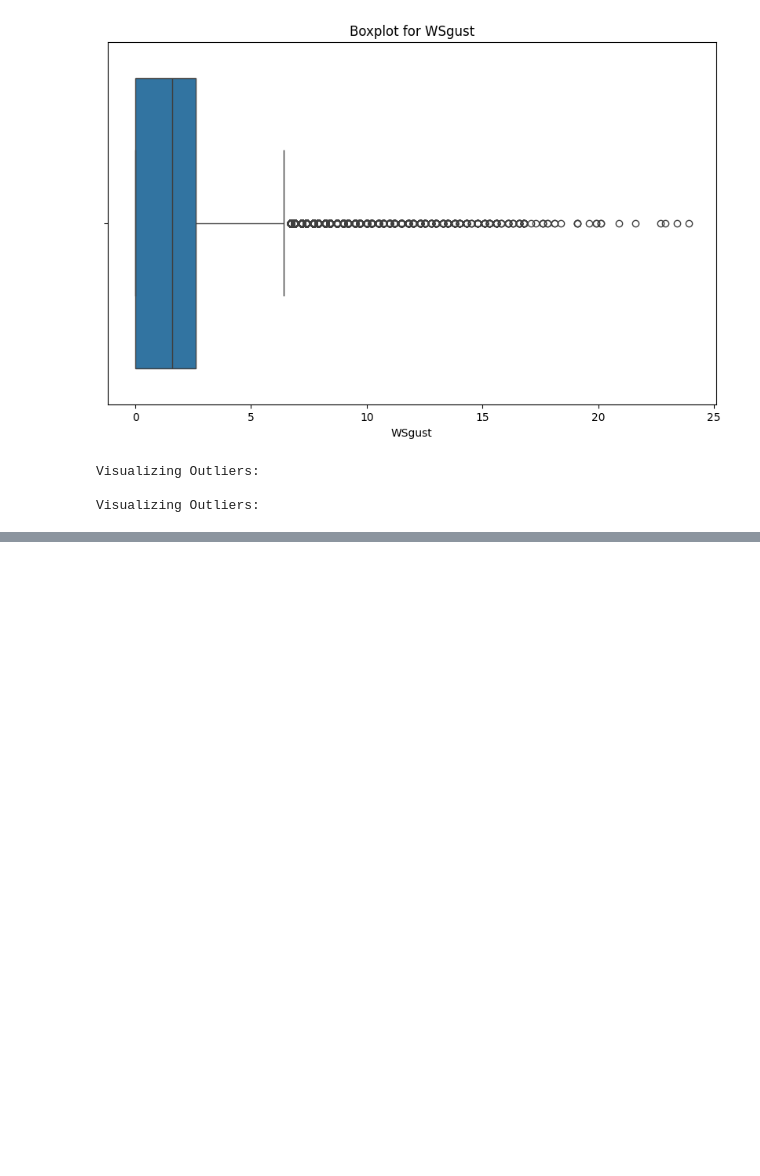
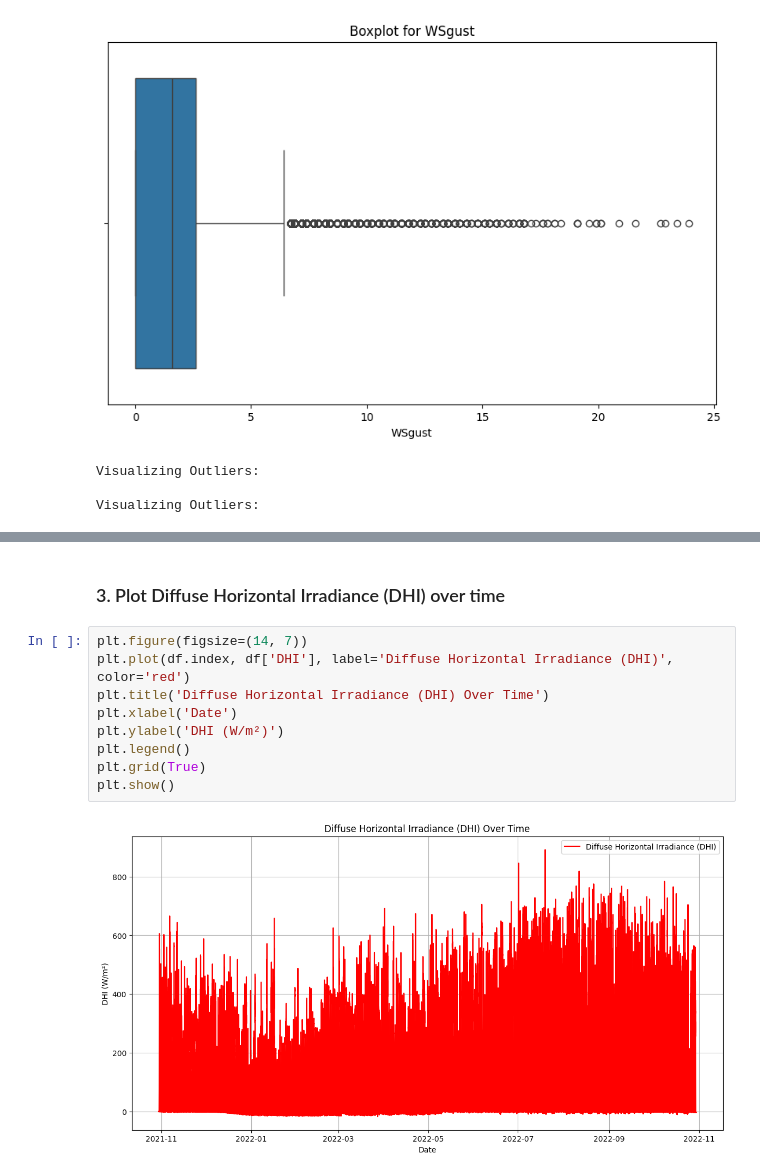
Before and after one commit to habteyesasfaw/Solar-Energy-Data-Analytics, a Jupyter notebook: notebooks/Solar_Energy_Data_Analysis_Sierraleone.ipynb, the cells around one changed output, grey strips where cells are left out. Saved outputs shown, nothing was run; the diff lists cells and outputs as text; blank space fills up the shorter version.

```diff
--- a/notebooks/Solar_Energy_Data_Analysis_Sierraleone.ipynb
+++ b/notebooks/Solar_Energy_Data_Analysis_Sierraleone.ipynb
@@ -152,0 +200,13 @@ Visualizing Outliers:
+# %% [markdown]
+### 3. Plot Diffuse Horizontal Irradiance (DHI) over time
+# %%
+plt.figure(figsize=(14, 7))
+plt.plot(df.index, df['DHI'], label='Diffuse Horizontal Irradiance (DHI)', color='red')
+plt.title('Diffuse Horizontal Irradiance (DHI) Over Time')
+plt.xlabel('Date')
+plt.ylabel('DHI (W/m²)')
+plt.legend()
+plt.grid(True)
+plt.show()
+# %% [output]
+[figure, added]
```
Also changed, not shown: parts of 60 cells of this notebook.
